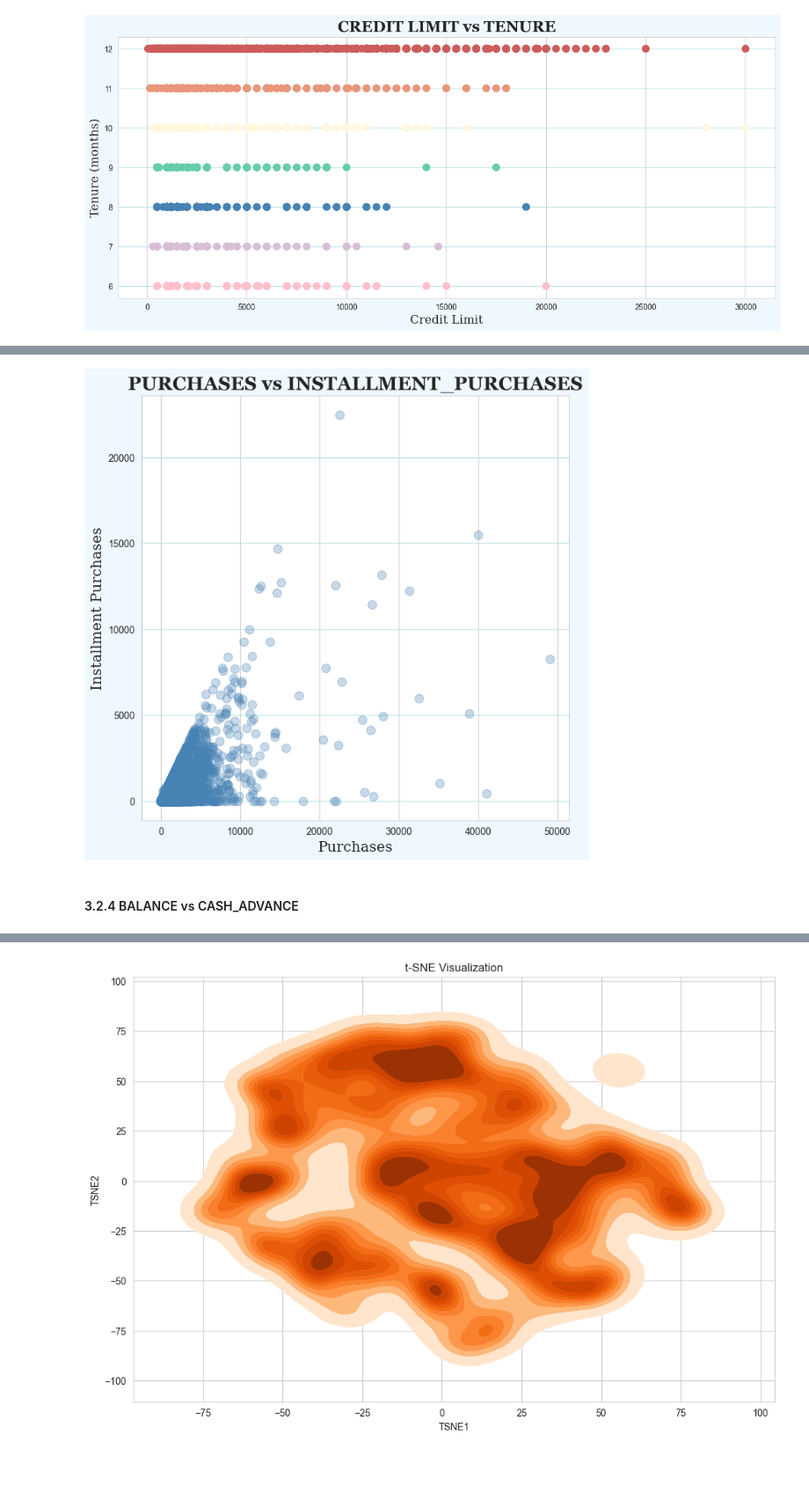
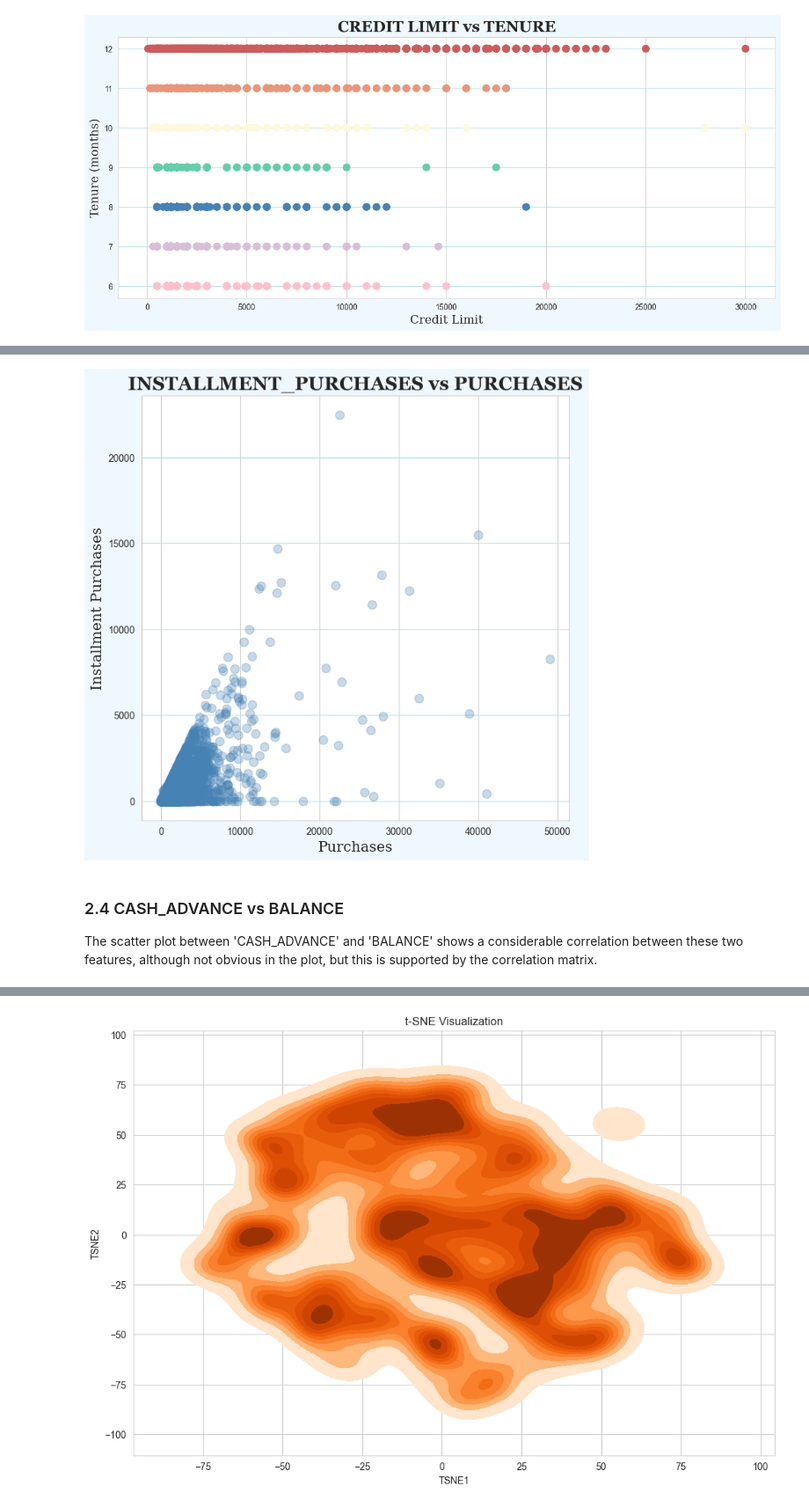
Before and after one commit to YeapJieShen/Machine_Learning_Assignment, a Jupyter notebook: testing/eda2.ipynb, the cells around one changed output, grey strips where cells are left out. Shown at 88% size. Drawn from its saved outputs; the diff is of its cells as text; code cells hidden in the pictures; blank space fills up the shorter version.

```diff
--- a/testing/eda2.ipynb
+++ b/testing/eda2.ipynb
@@ -572,20 +620,22 @@ plt.show()
 # %%
 # Setting layout of the plot
 plt.figure(figsize = (8, 8)).patch.set_facecolor('aliceblue')
 plt.gca().grid(visible = True, color = 'powderblue', zorder = 1, axis = 'y')
-plt.title('PURCHASES vs INSTALLMENT_PURCHASES', fontdict = {'family': 'georgia', 'weight': 'bold', 'size': 20})
+plt.title('INSTALLMENT_PURCHASES vs PURCHASES', fontdict = {'family': 'georgia', 'weight': 'bold', 'size': 20})
 plt.xlabel('Purchases', fontdict = {'family': 'serif', 'size': 15})
 plt.ylabel('Installment Purchases', fontdict = {'family': 'serif', 'size': 15})
 
 # Plotting scatter plot
 plt.scatter(df['PURCHASES'], df['INSTALLMENTS_PURCHASES'], c = 'steelblue', zorder = 3, s = 80, alpha = 0.3)
 
 # Showing the plot
 plt.show()
 # %% [output]
-[figure, old version]
+[figure, new version]
 # %% [markdown]
-#### 3.2.4 BALANCE vs CASH_ADVANCE
+### 2.4 CASH_ADVANCE vs BALANCE
+
+The scatter plot between 'CASH_ADVANCE' and 'BALANCE' shows a considerable correlation between these two features, although not obvious in the plot, but this is supported by the correlation matrix.
 # %%
 # Setting the layout of the plot
 plt.figure(figsize = (8, 8)).patch.set_facecolor('aliceblue')
```
Also changed, not shown: parts of 37 cells of this notebook, 1 other file.
